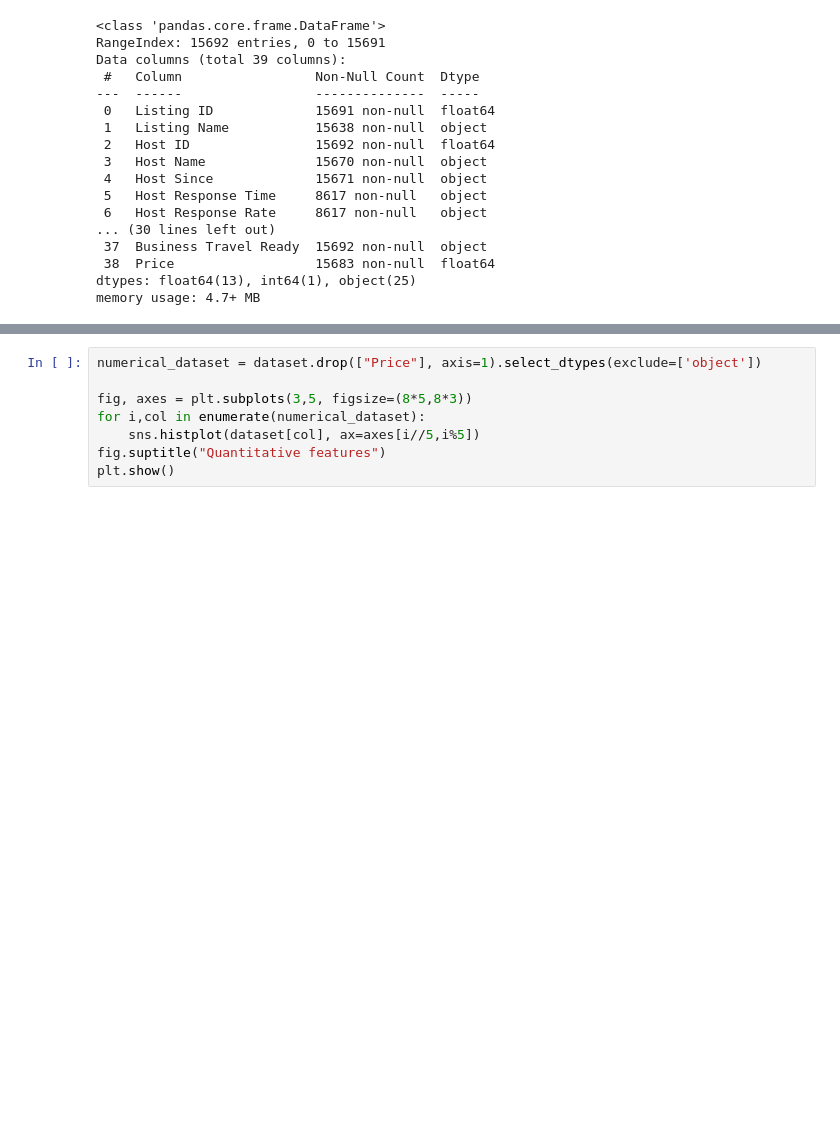
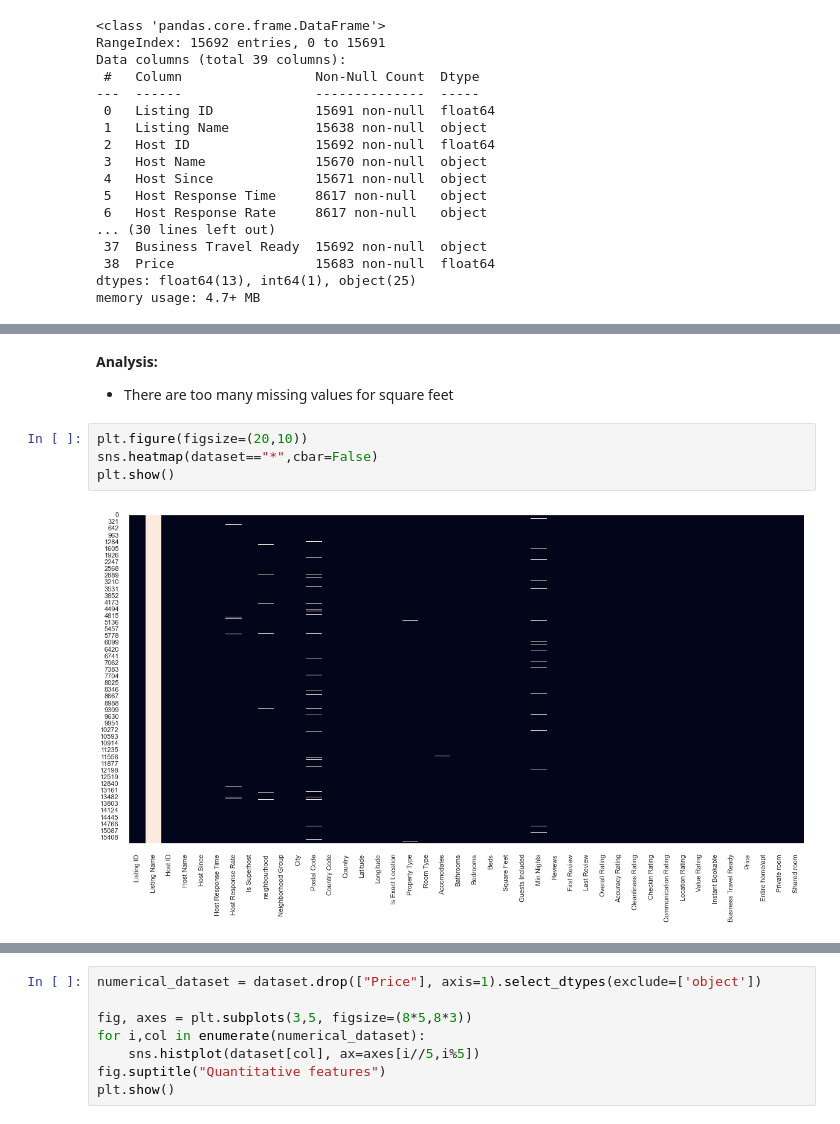
Before and after one commit to flaviendeseure/Airbnb_berlin_price_prediction, a Jupyter notebook: Projet - Airbnb Berlin Price Prediction.ipynb, the cells around one changed output, grey strips where cells are left out. Saved outputs shown, nothing was run; the diff lists cells and outputs as text; blank space fills up the shorter version.

Commit message:
Analysis of missing values for Last & First Review and ratings features

```diff
--- a/Projet - Airbnb Berlin Price Prediction.ipynb
+++ b/Projet - Airbnb Berlin Price Prediction.ipynb
@@ -366,0 +368,9 @@ plt.show()
+# %% [markdown]
+**Analysis:**
+- There are too many missing values for square feet
+# %%
+plt.figure(figsize=(20,10))
+sns.heatmap(dataset=="*",cbar=False)
+plt.show()
+# %% [output]
+[figure, added]
```
Also changed, not shown: parts of 27 cells of this notebook.
